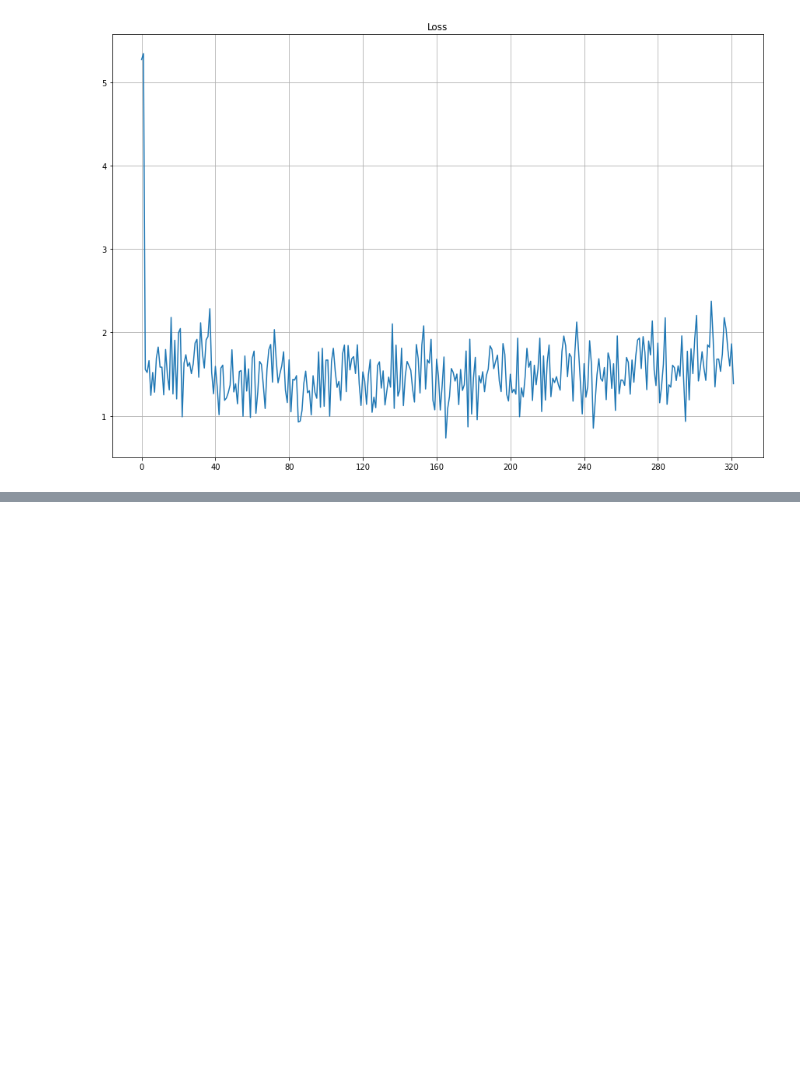
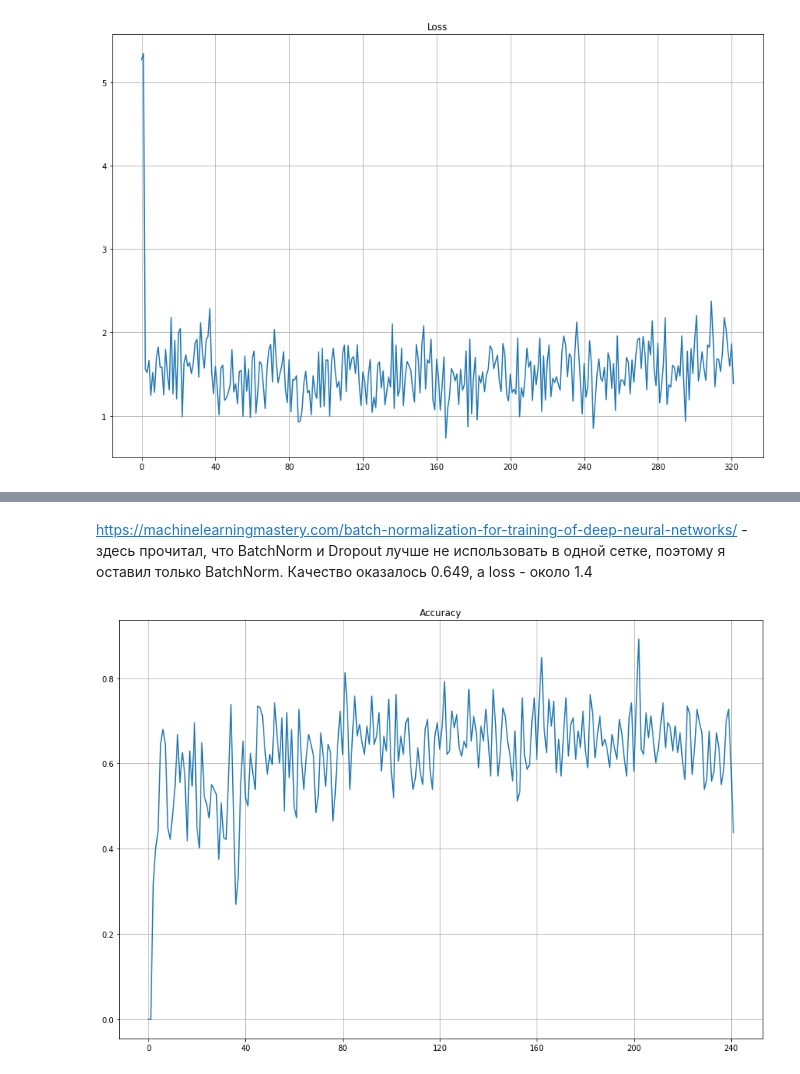
Before and after one commit to nnndk/DL_Homeworks, a Jupyter notebook: hw2/hw2.ipynb, the cells around one changed output, grey strips where cells are left out. Saved outputs shown, nothing was run; the diff lists cells and outputs as text; code cells hidden in the pictures; blank space fills up the shorter version.

```diff
--- a/hw2/hw2.ipynb
+++ b/hw2/hw2.ipynb
@@ -651,0 +688,11 @@ plt.show()
+# %% [markdown]
+https://machinelearningmastery.com/batch-normalization-for-training-of-deep-neural-networks/ - здесь прочитал, что BatchNorm и Dropout лучше не использовать в одной сетке, поэтому я оставил только BatchNorm. Качество оказалось 0.649, а loss - около 1.4
+# %%
+plt.figure(figsize=(15, 10))
+sns.lineplot(data=module2.accuracy_history)
+plt.grid(True)
+plt.xticks([0, 40, 80, 120, 160, 200, 240])
+plt.title("Accuracy")
+plt.show()
+# %% [output]
+[figure, added]
```
Also changed, not shown: parts of 20 cells of this notebook, 2 other files.
